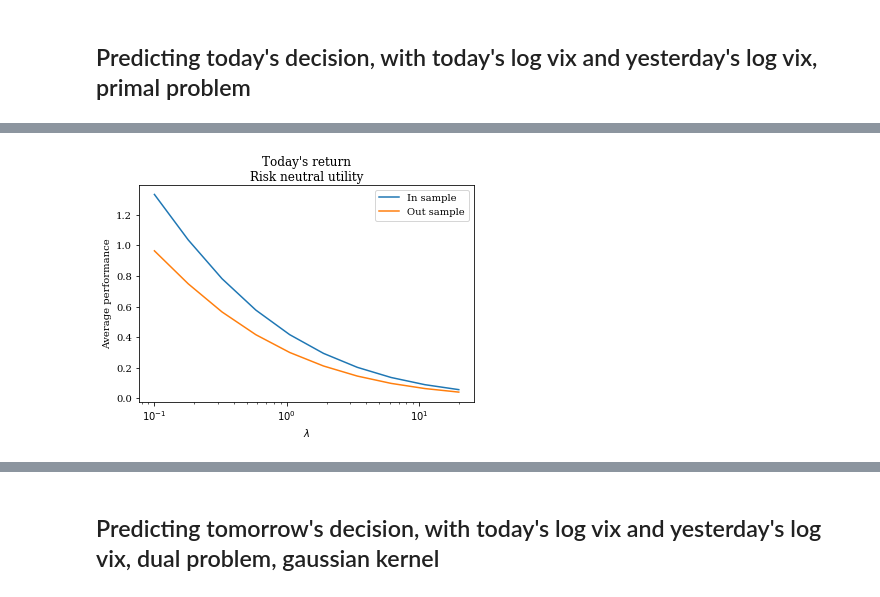
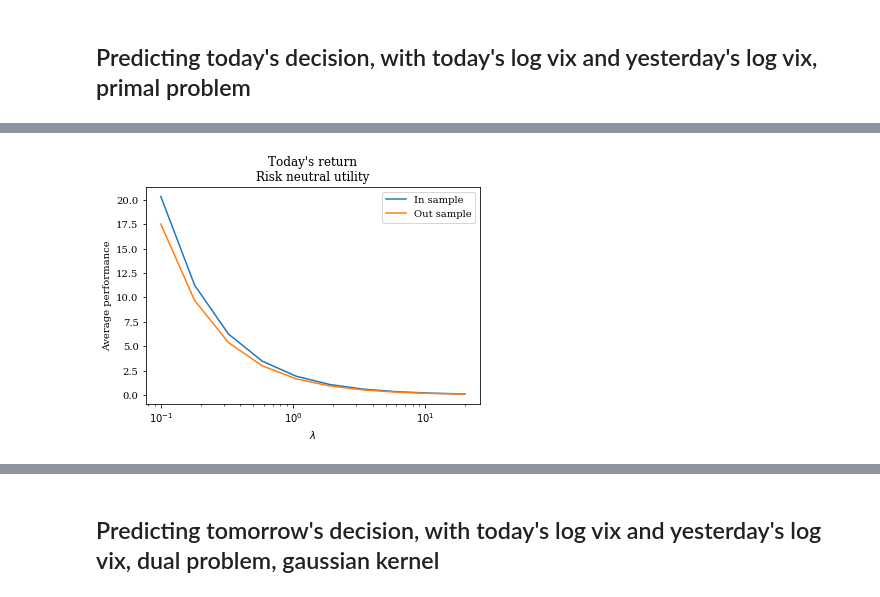
Before and after one commit to neuschwanstein/MEMOIRE, a Jupyter notebook: experiments/vix.ipynb, the cells around one changed output, grey strips where cells are left out. Cells and saved outputs as stored; diff of their text form; code cells hidden in the pictures.

```diff
--- a/experiments/vix.ipynb
+++ b/experiments/vix.ipynb
@@ -40,6 +40,7 @@ mkt[['vals','vixs']].plot();
 mkt['yval'] = mkt.val.shift(1)
 mkt['yvix'] = mkt.vix.shift(1)
 mkt['lvix'] = np.log(mkt.vix)
+mkt['lvix'] = (mkt.lvix - mkt.lvix.mean())/mkt.lvix.std()
 mkt['lyvix'] = np.log(mkt.yvix)
 # %%
 mkt.plot.scatter('lyvix','lvix',c=mkt.r,cmap='seismic');
@@ -84,8 +75,10 @@ plt.title('No hindsight using log vix, linear Kernel');
 # %%
 import cvxpy as cvx
 # %%
+cvxrnu = lambda x:x
 rnu = lambda x:x
-expu = lambda x: -cvx.exp(-x)
+cvxexpu = lambda x: -cvx.exp(-x)+1
+expu = lambda x: -np.exp(-x)+1
 # %%
 n = len(mkt)-2
 X = mkt[['lyvix','lvix']]
@@ -112,3 +139,9 @@ q = solve(expu,1,r)
+# %%
+q = solve(cvxrnu,50,r)
+inr = r*(X@q)
+ins = np.mean(rnu(inr))
+outr = r_test*(X_test@q)
+outs = np.mean(rnu(outr))
 # %%
 plt.scatter(X[:,0],X[:,1],c=r,cmap='seismic');
 delta = 50
@@ -140,2 +172,0 @@ plt.title('Today\'s return\n Exponential utility, $\mu = 1$, $\lambda=1$\nOut Sa
-# %%
-q = solve(rnu,50,r)
@@ -170,13 +186,13 @@ plt.title('Today\'s return\n Risk neutral utility, $\mu = 1$, $\lambda=1$\nOut S
 # %%
 ls = np.logspace(-1,1.3,10)
-qs = [solve(expu,l,r) for l in ls]
-inps = [np.mean(r*(X@q)) for q in qs]
-outps = [np.mean(r_test*(X_test@q)) for q in qs]
+qs = [solve(cvxrnu,l,r) for l in ls]
+inps = [np.mean(rnu(r*(X@q))) for q in qs]
+outps = [np.mean(rnu(r_test*(X_test@q))) for q in qs]
 plt.plot(ls,inps,ls,outps)
 plt.xscale('log')
 plt.legend(['In sample','Out sample'])
 plt.xlabel('$\lambda$');
 plt.ylabel('Average performance')
 plt.title('Today\'s return\nRisk neutral utility');
 # %% [output]
-[figure, old version]
+[figure, new version]
```
Also changed, not shown: parts of 54 cells of this notebook, 1 other file.
